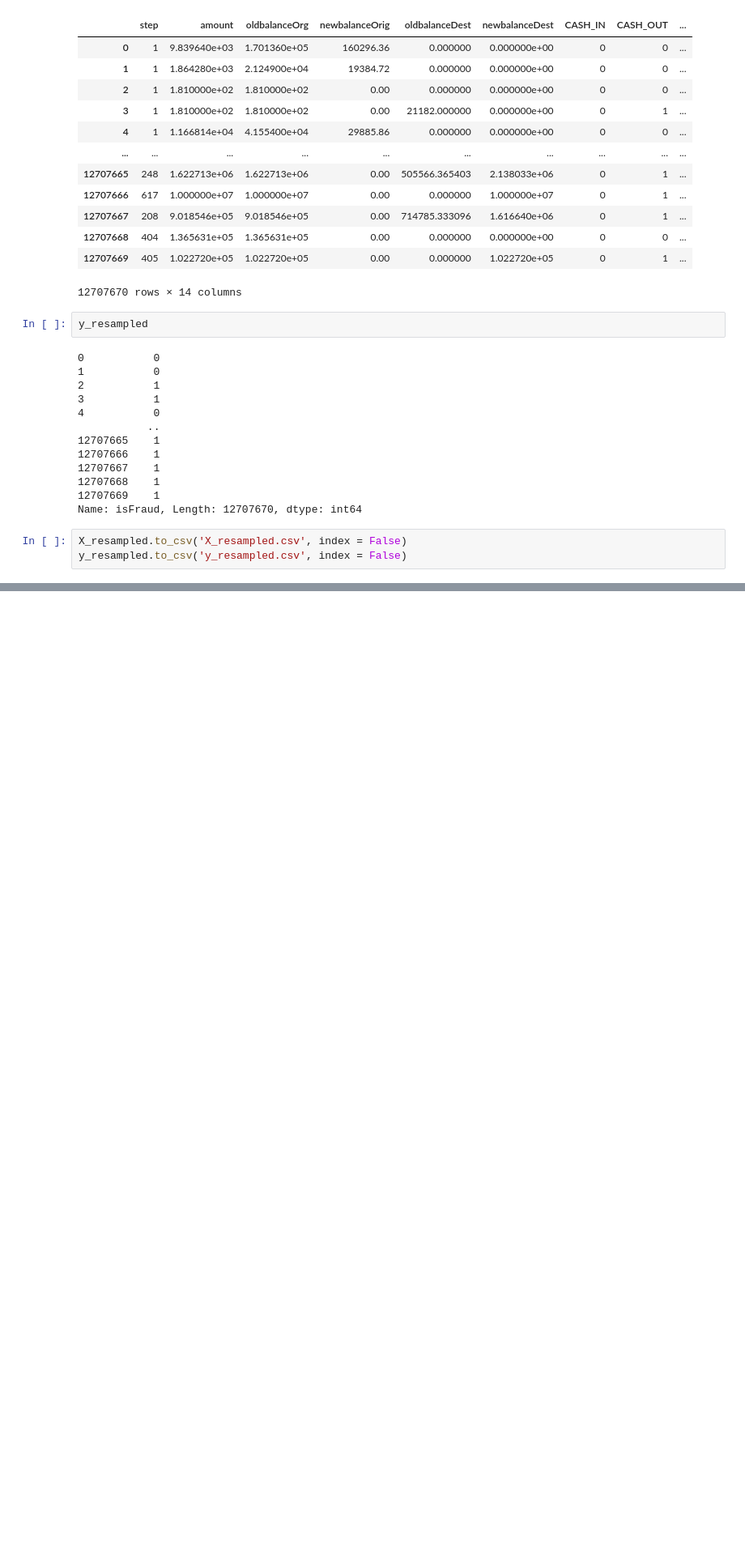
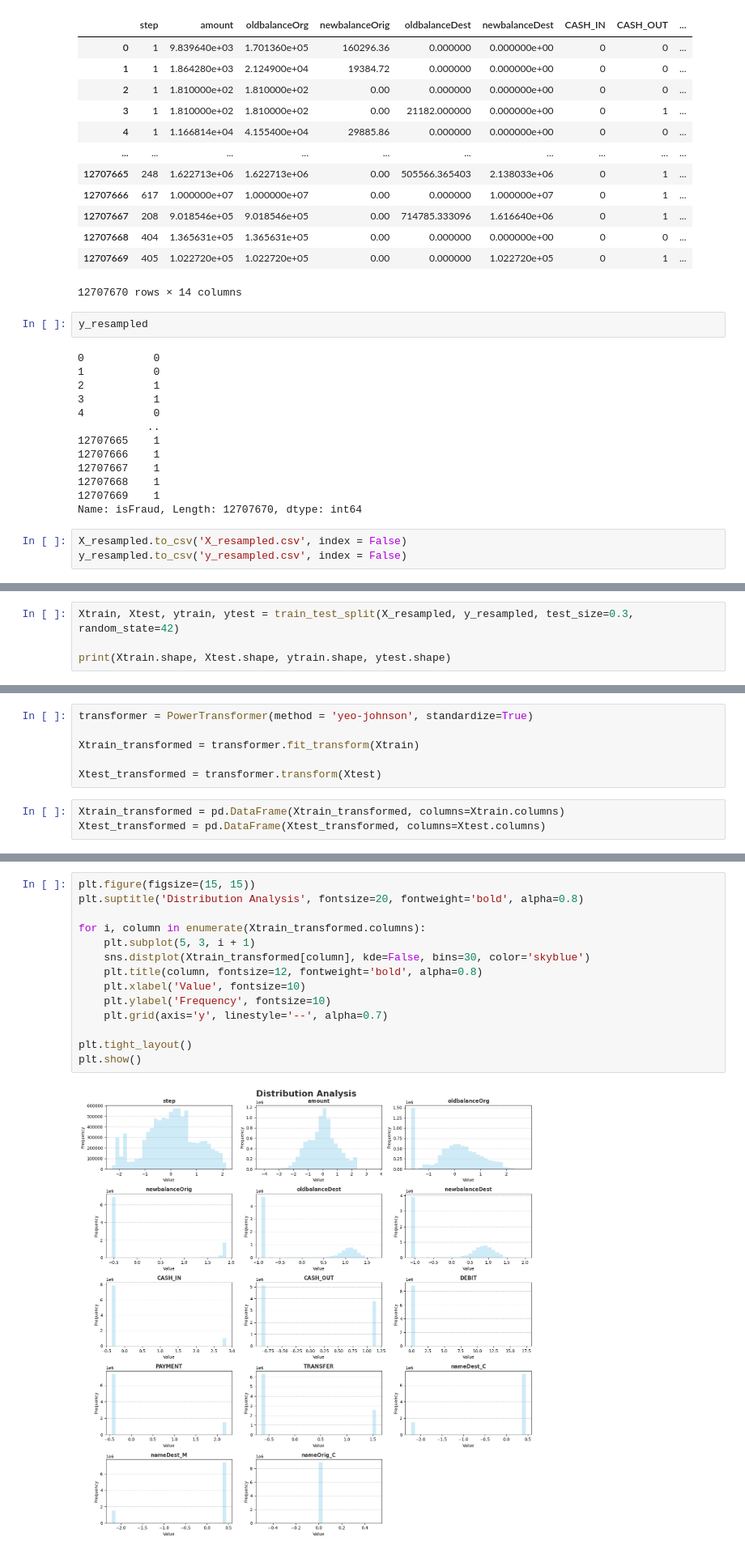
Before and after one commit to RajKulk16/Financial-Sentinel, a Jupyter notebook: main_work.ipynb, the cells around one changed output, grey strips where cells are left out. Shown at 81% size. Cells and saved outputs as stored; diff of their text form; blank space fills up the shorter version.

```diff
--- a/main_work.ipynb
+++ b/main_work.ipynb
@@ -780,0 +756,4 @@ y_sampled
+# %%
+Xtrain, Xtest, ytrain, ytest = train_test_split(X_resampled, y_resampled, test_size=0.3, random_state=42)
+
+print(Xtrain.shape, Xtest.shape, ytrain.shape, ytest.shape)
@@ -780,0 +807,9 @@ y_sampled
+# %%
+transformer = PowerTransformer(method = 'yeo-johnson', standardize=True)
+
+Xtrain_transformed = transformer.fit_transform(Xtrain)
+
+Xtest_transformed = transformer.transform(Xtest)
+# %%
+Xtrain_transformed = pd.DataFrame(Xtrain_transformed, columns=Xtrain.columns)
+Xtest_transformed = pd.DataFrame(Xtest_transformed, columns=Xtest.columns)
@@ -780,0 +838,16 @@ y_sampled
+# %%
+plt.figure(figsize=(15, 15))
+plt.suptitle('Distribution Analysis', fontsize=20, fontweight='bold', alpha=0.8)
+
+for i, column in enumerate(Xtrain_transformed.columns):
+    plt.subplot(5, 3, i + 1)
+    sns.distplot(Xtrain_transformed[column], kde=False, bins=30, color='skyblue')
+    plt.title(column, fontsize=12, fontweight='bold', alpha=0.8)
+    plt.xlabel('Value', fontsize=10)
+    plt.ylabel('Frequency', fontsize=10)
+    plt.grid(axis='y', linestyle='--', alpha=0.7)
+
+plt.tight_layout()
+plt.show()
+# %% [output]
+[figure, added]
```
Also changed, not shown: parts of 37 cells of this notebook.
